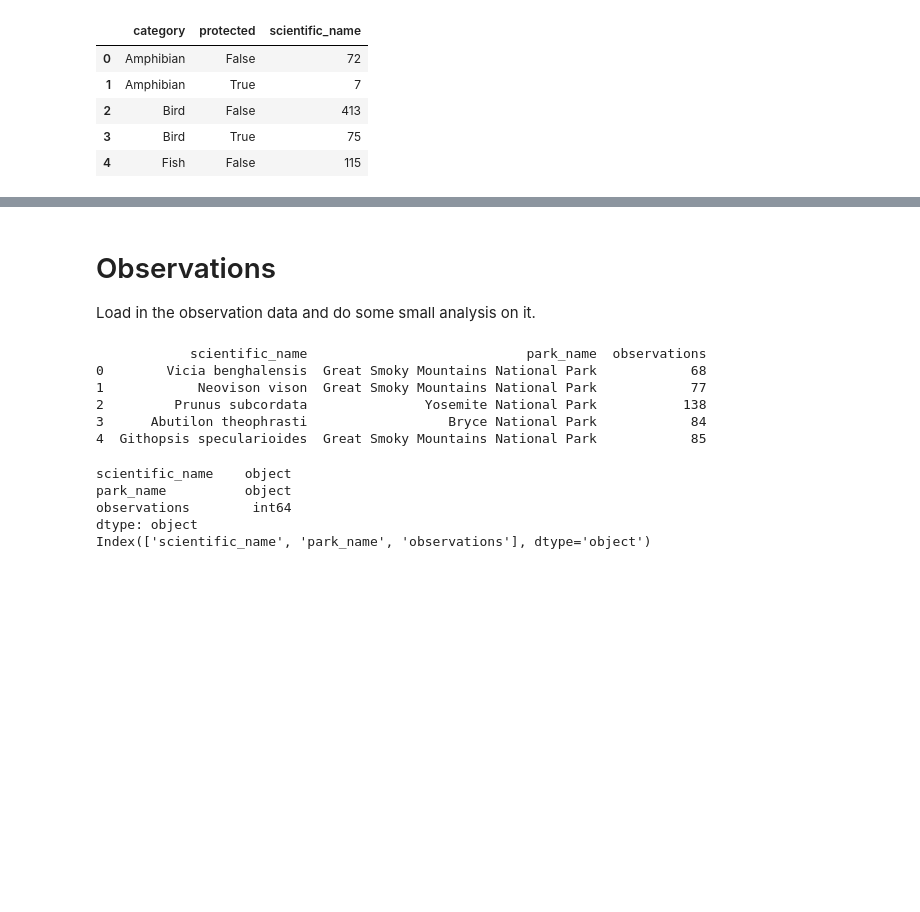
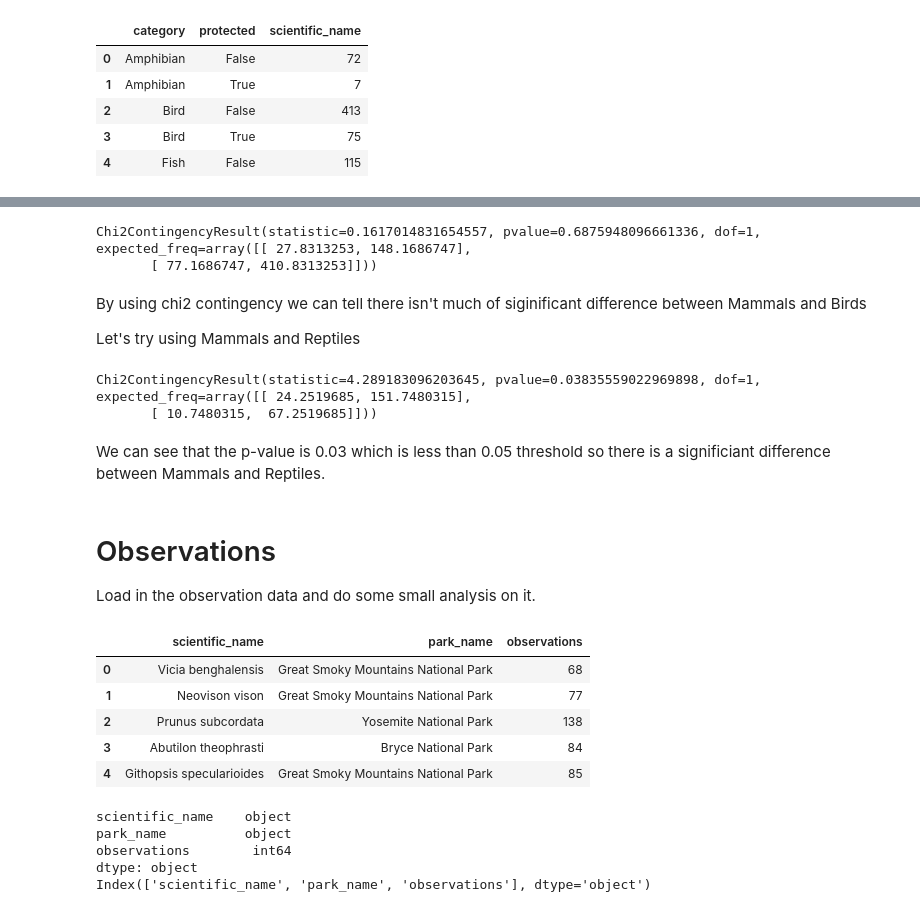
Before and after one commit to nlicari1/Portfolio-Projects, a Jupyter notebook: Biodiversity in National Parks/biodiversity-starter/biodiversity_starter/biodiversity.ipynb, the cells around one changed output, grey strips where cells are left out. Saved outputs shown, nothing was run; the diff lists cells and outputs as text; code cells hidden in the pictures; blank space fills up the shorter version.

Commit message:
Finished speceis and starting observations

```diff
--- a/Biodiversity in National Parks/biodiversity-starter/biodiversity_starter/biodiversity.ipynb
+++ b/Biodiversity in National Parks/biodiversity-starter/biodiversity_starter/biodiversity.ipynb
@@ -116,17 +146,39 @@ catergory_counts.head()
+# %%
+from scipy.stats import chi2_contingency
+
+contingency = [[30,146],
+               [75,413]]
+chi2_contingency(contingency)
+# %% [output]
+Chi2ContingencyResult(statistic=0.1617014831654557, pvalue=0.6875948096661336, dof=1, expected_freq=array([[ 27.8313253, 148.1686747],
+       [ 77.1686747, 410.8313253]]))
+# %% [markdown]
+By using chi2 contingency we can tell there isn't much of siginificant difference between Mammals and Birds
+
+Let's try using Mammals and Reptiles
+# %%
+contingency2 = [[30,146],
+                [5,73]]
+chi2_contingency(contingency2)
+# %% [output]
+Chi2ContingencyResult(statistic=4.289183096203645, pvalue=0.03835559022969898, dof=1, expected_freq=array([[ 24.2519685, 151.7480315],
+       [ 10.7480315,  67.2519685]]))
+# %% [markdown]
+We can see that the p-value is 0.03 which is less than 0.05 threshold so there is a significiant difference between Mammals and Reptiles.
 # %% [markdown]
 # Observations
 
 Load in the observation data and do some small analysis on it.
 # %%
 observation_df = pd.read_csv('observations.csv')
-print(observation_df.head())
+observation_df.head()
 # %% [output]
-            scientific_name                            park_name  observations
-0        Vicia benghalensis  Great Smoky Mountains National Park            68
-1            Neovison vison  Great Smoky Mountains National Park            77
-2         Prunus subcordata               Yosemite National Park           138
-3      Abutilon theophrasti                  Bryce National Park            84
-4  Githopsis specularioides  Great Smoky Mountains National Park            85
+|  | scientific_name | park_name | observations |
+| 0 | Vicia benghalensis | Great Smoky Mountains National Park | 68 |
+| 1 | Neovison vison | Great Smoky Mountains National Park | 77 |
+| 2 | Prunus subcordata | Yosemite National Park | 138 |
+| 3 | Abutilon theophrasti | Bryce National Park | 84 |
+| 4 | Githopsis specularioides | Great Smoky Mountains National Park | 85 |
 # %%
 print(observation_df.dtypes)
 print(observation_df.columns)
```
Also changed, not shown: parts of 7 cells of this notebook.
